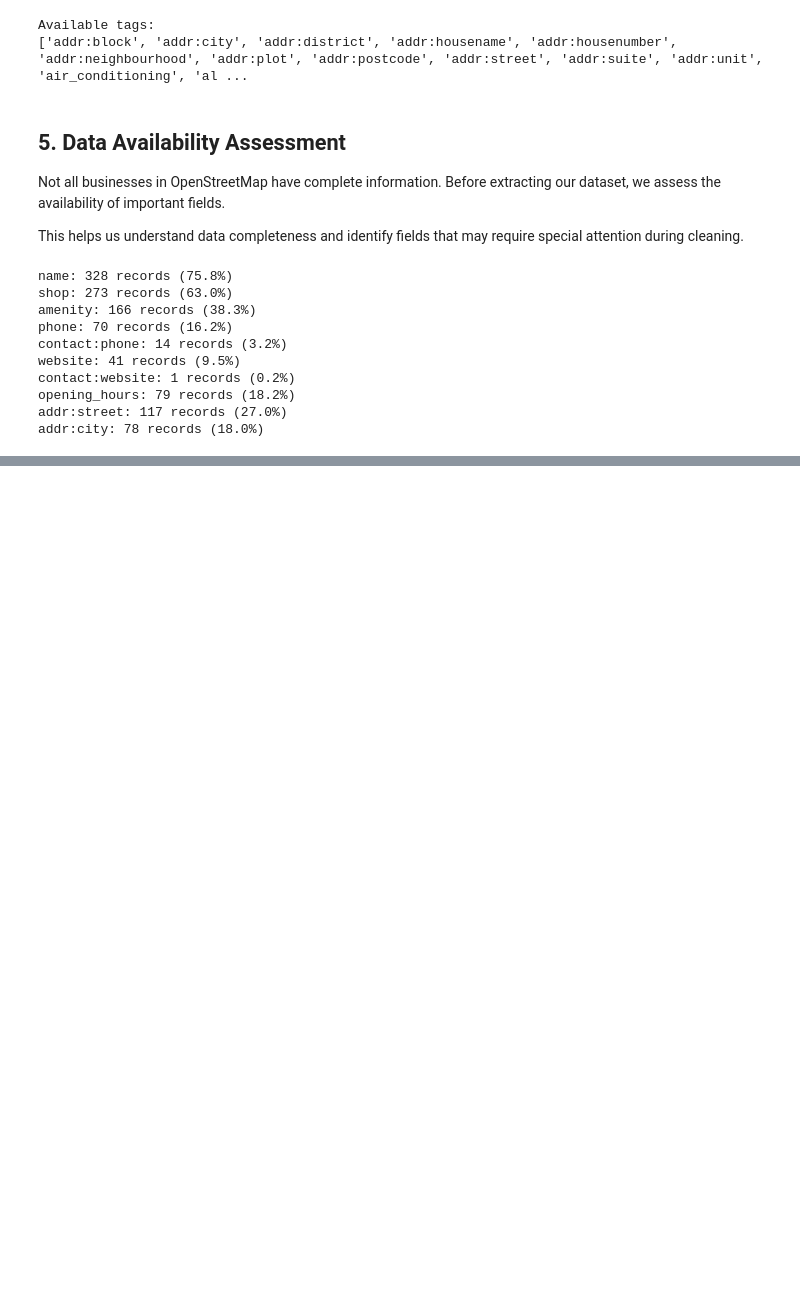
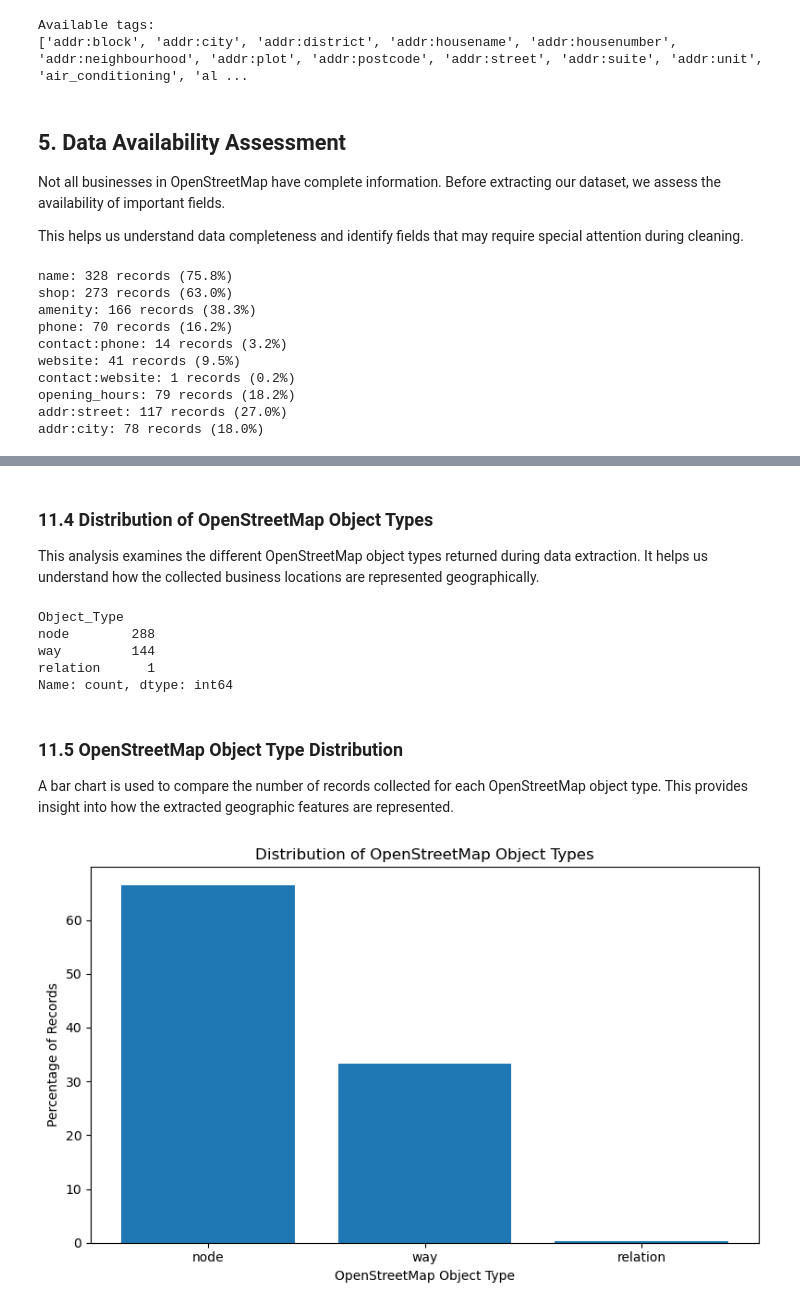
Before and after one commit to Titilayo19/Global-Retail-Outlet-Mapping-Intelligence, a Jupyter notebook: Global Retail Outlet Mapping & Intelligence.ipynb, the cells around one changed output, grey strips where cells are left out. Saved outputs shown, nothing was run; the diff lists cells and outputs as text; code cells hidden in the pictures; blank space fills up the shorter version.

```diff
--- a/Global Retail Outlet Mapping & Intelligence.ipynb
+++ b/Global Retail Outlet Mapping & Intelligence.ipynb
@@ -232,0 +526,11 @@ addr:city: 78 records (18.0%)
+# %%
+# Flag records with repeated business names
+
+df["Duplicate_Name_Flag"] = (
+    df["Business_Name"].notna() &
+    df["Business_Name"].duplicated(keep=False)
+)
+
+# Count flagged records
+
+print(df["Duplicate_Name_Flag"].value_counts())
@@ -232,0 +873,10 @@ addr:city: 78 records (18.0%)
+# %%
+# Flag records based on business category availability
+
+df["Category_Status"] = df["Business_Category"].apply(
+    lambda x: "Classified" if pd.notna(x) else "Unclassified"
+)
+
+# Check the distribution
+
+df["Category_Status"].value_counts()
@@ -232,0 +1041,44 @@ addr:city: 78 records (18.0%)
+# %% [markdown]
+### 11.4 Distribution of OpenStreetMap Object Types
+
+This analysis examines the different OpenStreetMap object types returned during data extraction. It helps us understand how the collected business locations are represented geographically.
+# %%
+# Count the different OSM object types
+
+object_type_counts = df["Object_Type"].value_counts()
+
+object_type_counts
+# %% [output]
+Object_Type
+node        288
+way         144
+relation      1
+Name: count, dtype: int64
+# %% [markdown]
+### 11.5 OpenStreetMap Object Type Distribution
+
+A bar chart is used to compare the number of records collected for each OpenStreetMap object type. This provides insight into how the extracted geographic features are represented.
+# %%
+# Calculate object type percentages
+
+object_type_percentage = (
+    df["Object_Type"].value_counts(normalize=True) * 100
+)
+
+# Create visualization
+
+plt.figure(figsize=(8, 5))
+
+plt.bar(
+    object_type_percentage.index,
+    object_type_percentage.values
+)
+
+plt.xlabel("OpenStreetMap Object Type")
+plt.ylabel("Percentage of Records")
+plt.title("Distribution of OpenStreetMap Object Types")
+
+plt.tight_layout()
+plt.show()
+# %% [output]
+[figure, added]
```
Also changed, not shown: parts of 78 cells of this notebook, 3 other files.
